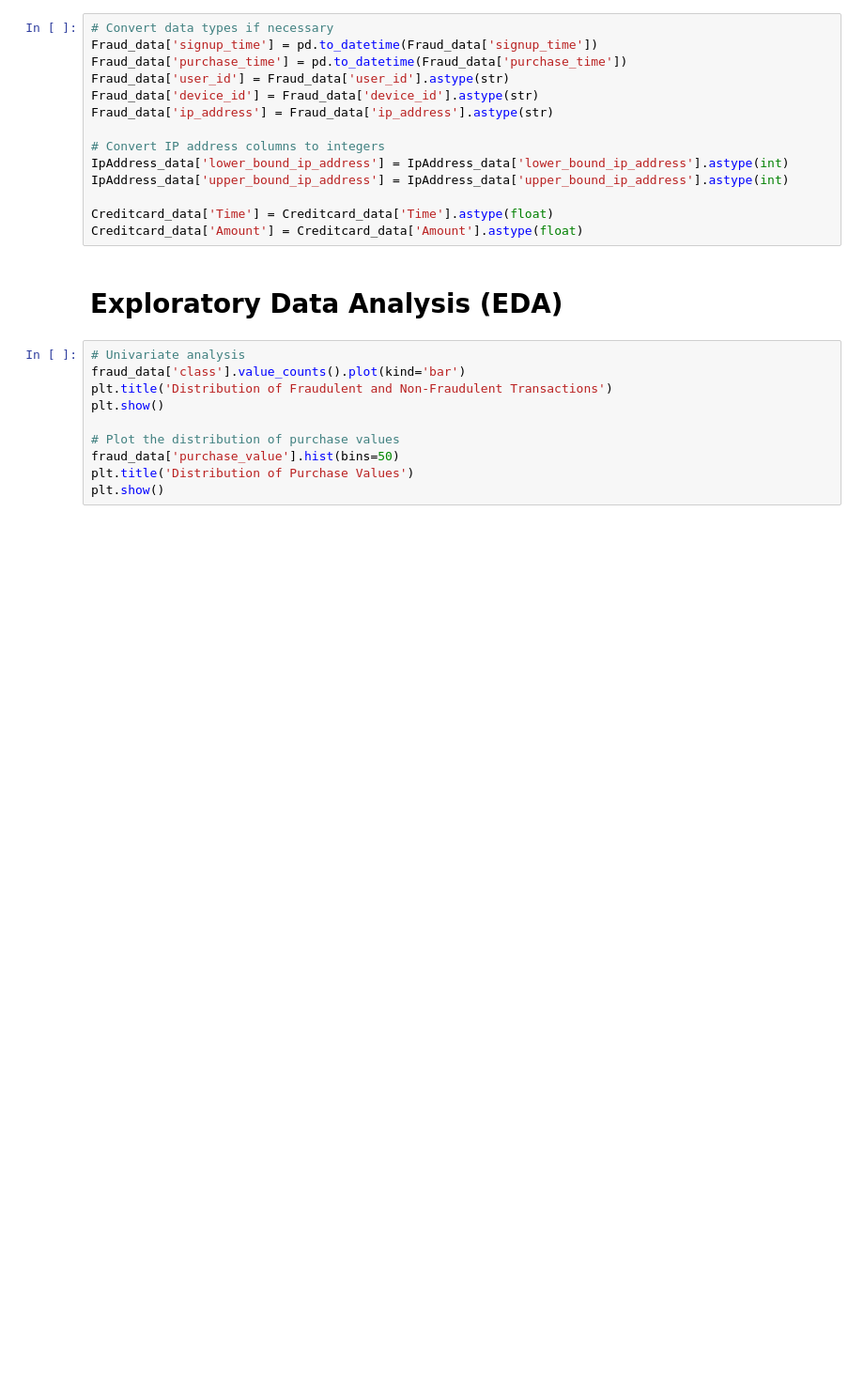
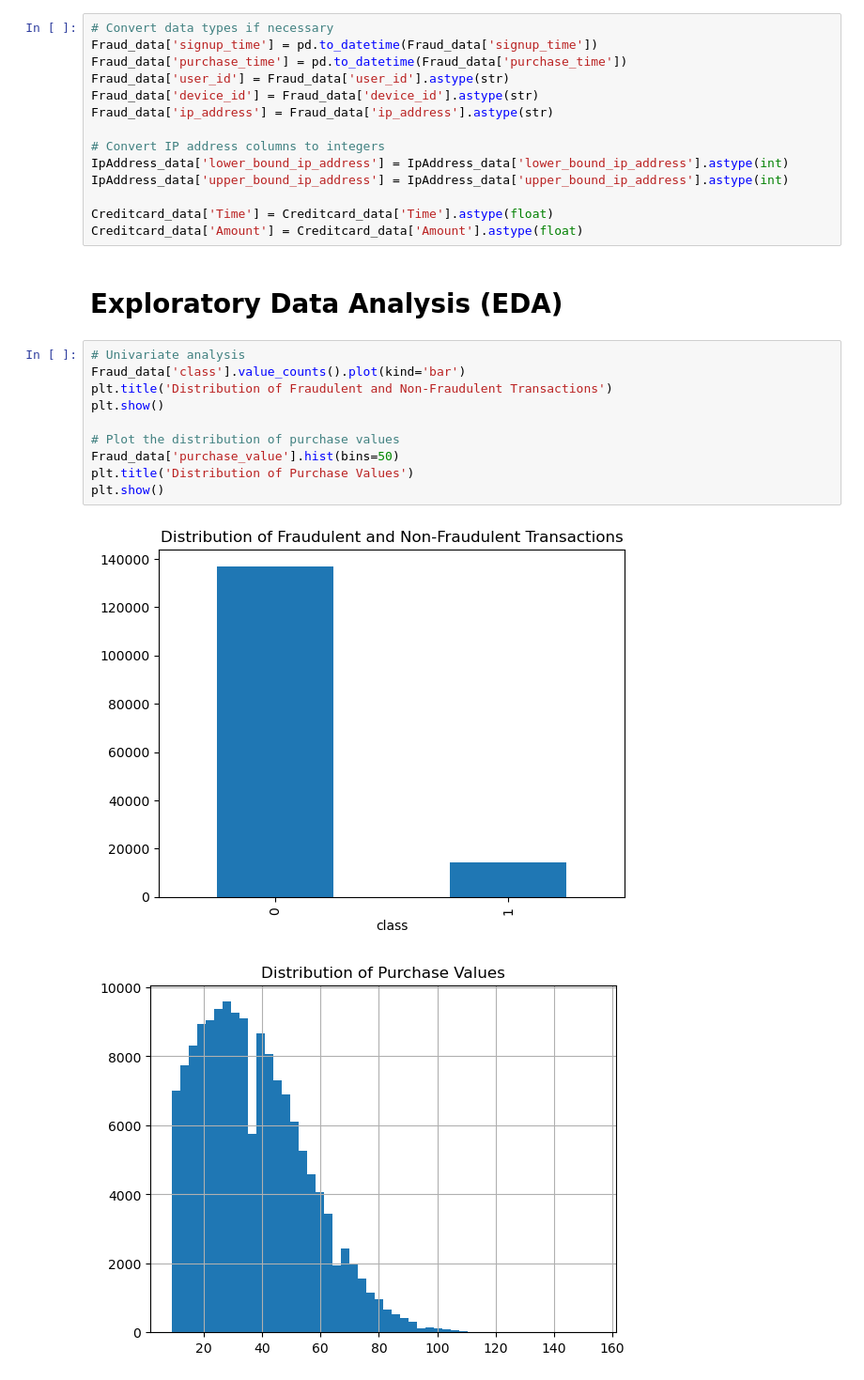
Before and after one commit to TsionWon/Fraud-detection-for-e-commerce-and-bank-transactions, a Jupyter notebook: Notebooks/Statistics_and_EDA.ipynb, the cells around one changed output. Shown: that part at 94% size. Cells and saved outputs as stored; diff of their text form; blank space fills up the shorter version.

```diff
--- a/Notebooks/Statistics_and_EDA.ipynb
+++ b/Notebooks/Statistics_and_EDA.ipynb
@@ -254,14 +254,17 @@ Creditcard_data['Amount'] = Creditcard_data['Amount'].astype(float)
 <h1>Exploratory Data Analysis (EDA)</h1>
 # %%
 # Univariate analysis
-fraud_data['class'].value_counts().plot(kind='bar')
+Fraud_data['class'].value_counts().plot(kind='bar')
 plt.title('Distribution of Fraudulent and Non-Fraudulent Transactions')
 plt.show()
 
 # Plot the distribution of purchase values
-fraud_data['purchase_value'].hist(bins=50)
+Fraud_data['purchase_value'].hist(bins=50)
 plt.title('Distribution of Purchase Values')
 plt.show()
+# %% [output]
+[figure, added]
+[figure, added]
 # %%
 # Bivariate analysis
 # Relationship between purchase_value and class in Fraud_Data.csv
```
Also changed, not shown: parts of 6 cells of this notebook.
